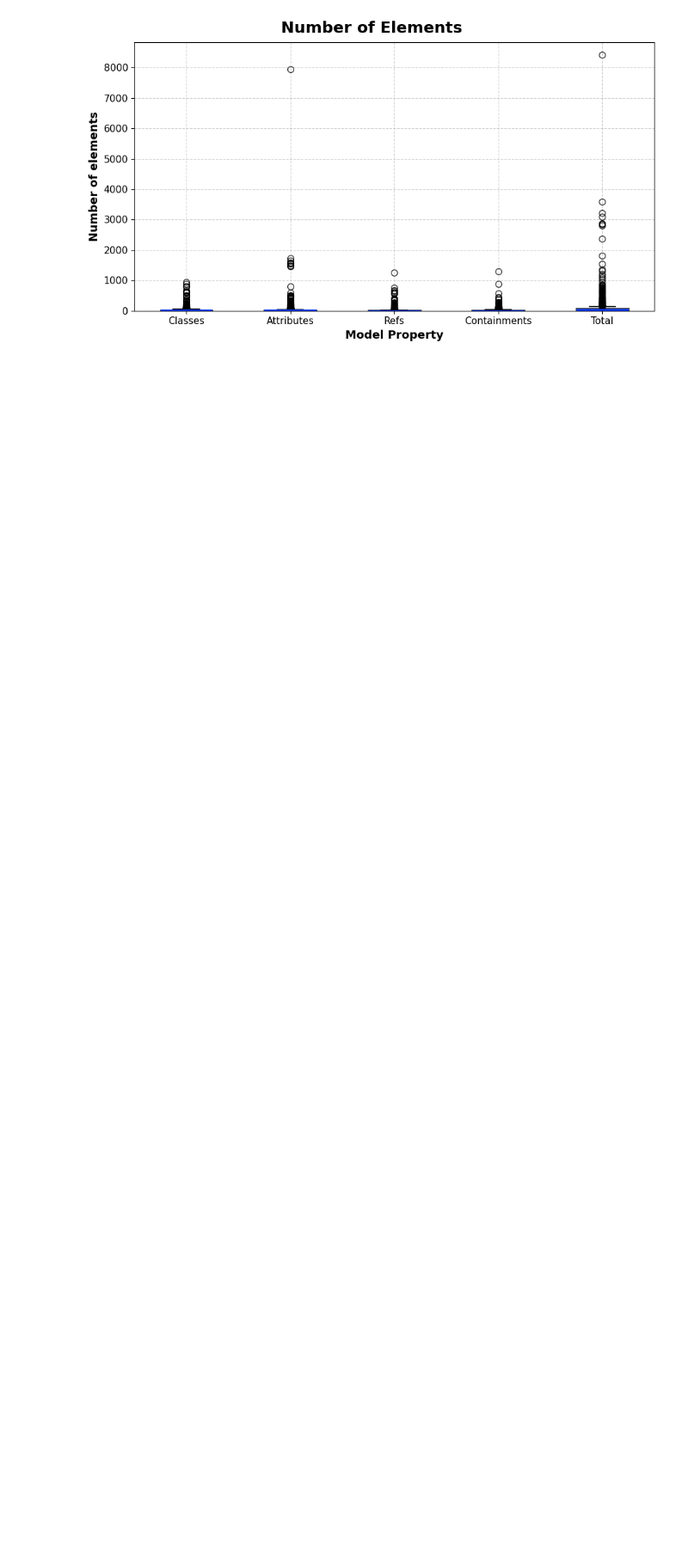
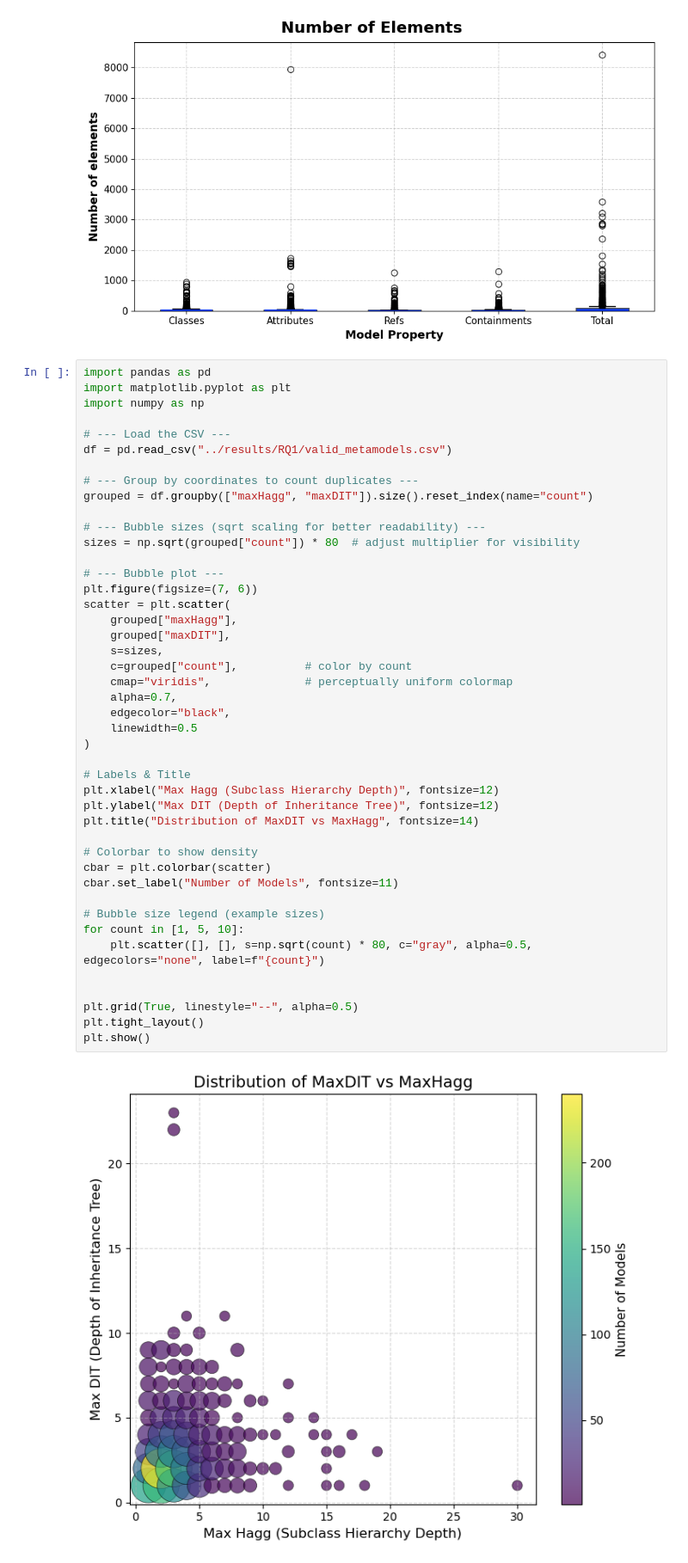
Before and after one commit to geodes-sms/NeoModelingFramework, a Jupyter notebook: Evaluation/analysis/RQ1-results-analysis.ipynb, the cells around one changed output. Shown at 86% size. Drawn from its saved outputs; the diff is of its cells as text; blank space fills up the shorter version.

Commit message:
plotting new results

```diff
--- a/Evaluation/analysis/RQ1-results-analysis.ipynb
+++ b/Evaluation/analysis/RQ1-results-analysis.ipynb
@@ -147,3 +147,49 @@ plt.savefig("img/RQ2models.pdf", format='pdf', bbox_inches='tight')
 plt.show()
 # %% [output]
 [figure]
+# %%
+import pandas as pd
+import matplotlib.pyplot as plt
+import numpy as np
+
+# --- Load the CSV ---
+df = pd.read_csv("../results/RQ1/valid_metamodels.csv")
+
+# --- Group by coordinates to count duplicates ---
+grouped = df.groupby(["maxHagg", "maxDIT"]).size().reset_index(name="count")
+
+# --- Bubble sizes (sqrt scaling for better readability) ---
+sizes = np.sqrt(grouped["count"]) * 80  # adjust multiplier for visibility
+
+# --- Bubble plot ---
+plt.figure(figsize=(7, 6))
+scatter = plt.scatter(
+    grouped["maxHagg"],
+    grouped["maxDIT"],
+    s=sizes,
+    c=grouped["count"],          # color by count
+    cmap="viridis",              # perceptually uniform colormap
+    alpha=0.7,
+    edgecolor="black",
+    linewidth=0.5
+)
+
+# Labels & Title
+plt.xlabel("Max Hagg (Subclass Hierarchy Depth)", fontsize=12)
+plt.ylabel("Max DIT (Depth of Inheritance Tree)", fontsize=12)
+plt.title("Distribution of MaxDIT vs MaxHagg", fontsize=14)
+
+# Colorbar to show density
+cbar = plt.colorbar(scatter)
+cbar.set_label("Number of Models", fontsize=11)
+
+# Bubble size legend (example sizes)
+for count in [1, 5, 10]:
+    plt.scatter([], [], s=np.sqrt(count) * 80, c="gray", alpha=0.5, edgecolors="none", label=f"{count}")
+
+
+plt.grid(True, linestyle="--", alpha=0.5)
+plt.tight_layout()
+plt.show()
+# %% [output]
+[figure, added]
```
Also changed, not shown: parts of 3 cells of this notebook.
